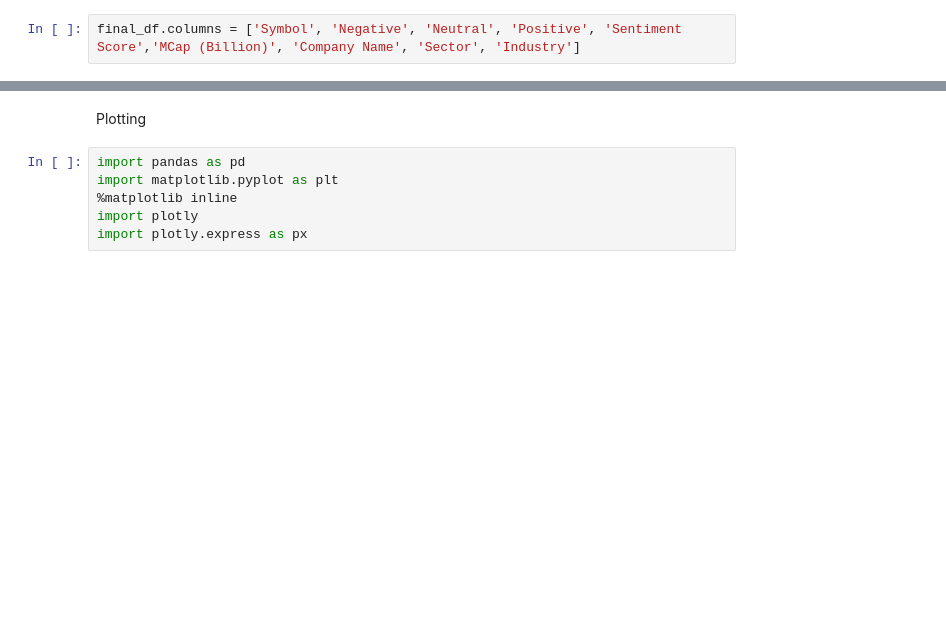
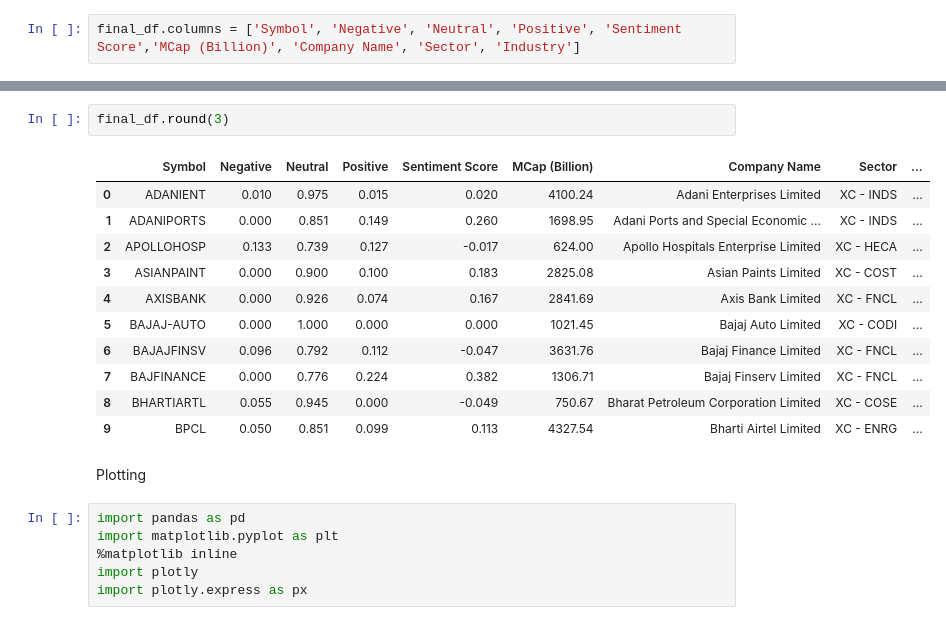
Before and after one commit to Shubxam/Nifty-500-Live-Sentiment-Analysis, a Jupyter notebook: playbook.ipynb, the cells around one changed output, grey strips where cells are left out. Saved outputs shown, nothing was run; the diff lists cells and outputs as text; blank space fills up the shorter version.

Commit message:
resolve timezone, round df

```diff
--- a/playbook.ipynb
+++ b/playbook.ipynb
@@ -240,6 +244,20 @@ final_df
 | 7 | BAJFINANCE | 0.000000 | 0.776000 | 0.224000 | 0.381800 | 1306.71 | Bajaj Finserv Limited | XC - FNCL | ... |
 | 8 | BHARTIARTL | 0.054923 | 0.945077 | 0.000000 | -0.049231 | 750.67 | Bharat Petroleum Corporation Limited | XC - COSE | ... |
 | 9 | BPCL | 0.050000 | 0.851000 | 0.099000 | 0.112725 | 4327.54 | Bharti Airtel Limited | XC - ENRG | ... |
+# %%
+final_df.round(3)
+# %% [output]
+|  | Symbol | Negative | Neutral | Positive | Sentiment Score | MCap (Billion) | Company Name | Sector | ... |
+| 0 | ADANIENT | 0.010 | 0.975 | 0.015 | 0.020 | 4100.24 | Adani Enterprises Limited | XC - INDS | ... |
+| 1 | ADANIPORTS | 0.000 | 0.851 | 0.149 | 0.260 | 1698.95 | Adani Ports and Special Economic ... | XC - INDS | ... |
+| 2 | APOLLOHOSP | 0.133 | 0.739 | 0.127 | -0.017 | 624.00 | Apollo Hospitals Enterprise Limited | XC - HECA | ... |
+| 3 | ASIANPAINT | 0.000 | 0.900 | 0.100 | 0.183 | 2825.08 | Asian Paints Limited | XC - COST | ... |
+| 4 | AXISBANK | 0.000 | 0.926 | 0.074 | 0.167 | 2841.69 | Axis Bank Limited | XC - FNCL | ... |
+| 5 | BAJAJ-AUTO | 0.000 | 1.000 | 0.000 | 0.000 | 1021.45 | Bajaj Auto Limited | XC - CODI | ... |
+| 6 | BAJAJFINSV | 0.096 | 0.792 | 0.112 | -0.047 | 3631.76 | Bajaj Finance Limited | XC - FNCL | ... |
+| 7 | BAJFINANCE | 0.000 | 0.776 | 0.224 | 0.382 | 1306.71 | Bajaj Finserv Limited | XC - FNCL | ... |
+| 8 | BHARTIARTL | 0.055 | 0.945 | 0.000 | -0.049 | 750.67 | Bharat Petroleum Corporation Limited | XC - COSE | ... |
+| 9 | BPCL | 0.050 | 0.851 | 0.099 | 0.113 | 4327.54 | Bharti Airtel Limited | XC - ENRG | ... |
 # %% [markdown]
 Plotting
 # %%
```
Also changed, not shown: parts of 1 cell of this notebook, 2 other files.
